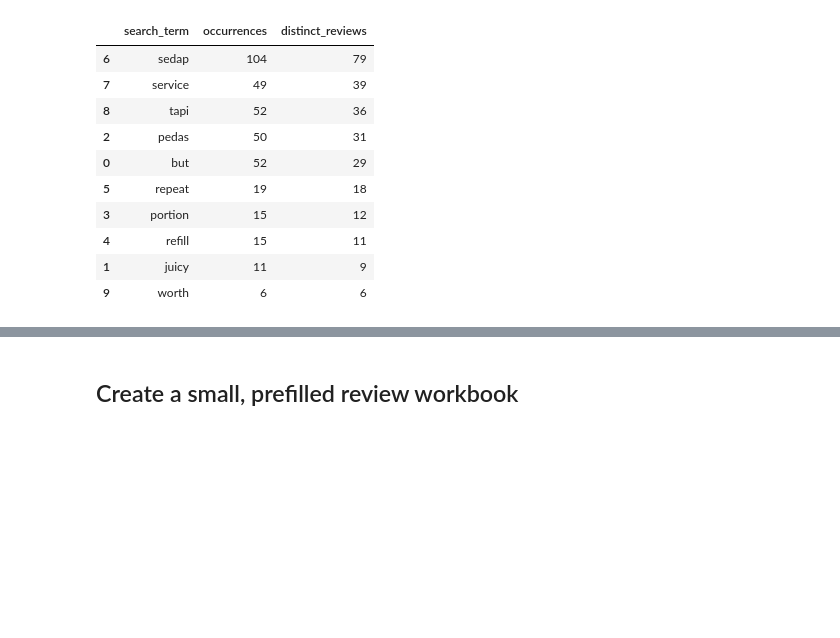
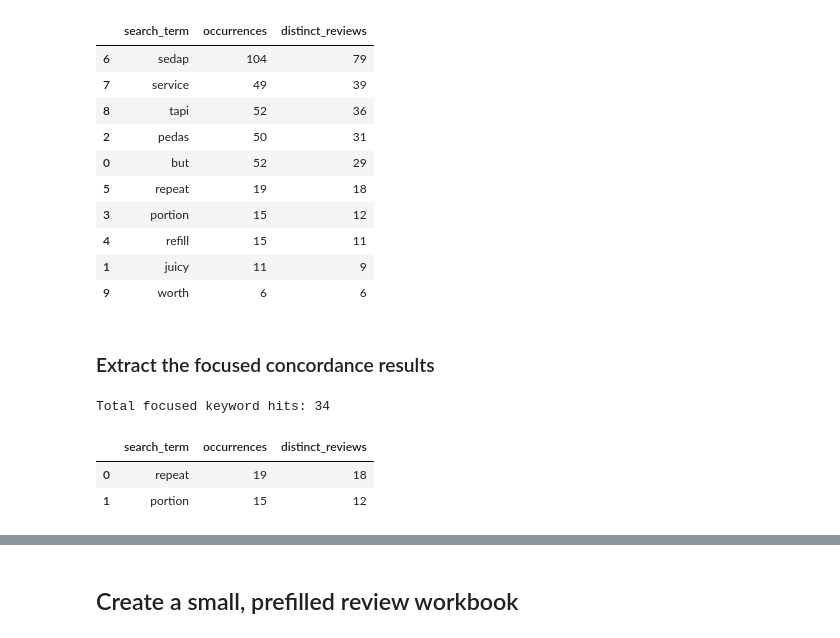
Before and after one commit to GSheng05/CPC-353-Assignment_1, a Jupyter notebook: Notebooks/Concordance_Analysis.ipynb, the cells around one changed output, grey strips where cells are left out. Drawn from its saved outputs; the diff is of its cells as text; code cells hidden in the pictures; blank space fills up the shorter version.

```diff
--- a/Notebooks/Concordance_Analysis.ipynb
+++ b/Notebooks/Concordance_Analysis.ipynb
@@ -391,3 +391,39 @@ search_register.to_csv(
 | 4 | refill | 15 | 11 |
 | 1 | juicy | 11 | 9 |
 | 9 | worth | 6 | 6 |
+# %% [markdown]
+### Extract the focused concordance results
+# %%
+FOCUSED_TERMS = ["repeat", "portion"]
+
+focused_kwic = kwic.loc[
+    kwic["search_term"].isin(FOCUSED_TERMS)
+].copy()
+
+focused_kwic = focused_kwic.sort_values(
+    ["search_term", "review_id", "match_start"]
+).reset_index(drop=True)
+
+if focused_kwic.empty:
+    raise ValueError("No focused hits found. Run the original KWIC extraction first.")
+
+if not focused_kwic["hit_id"].is_unique:
+    raise ValueError("Duplicate hit IDs found in the focused results.")
+
+focused_counts = (
+    focused_kwic.groupby("search_term")
+    .agg(
+        occurrences=("hit_id", "size"),
+        distinct_reviews=("review_id", "nunique"),
+    )
+    .reindex(FOCUSED_TERMS, fill_value=0)
+    .reset_index()
+)
+
+print("Total focused keyword hits:", len(focused_kwic))
+display(focused_counts)
+# %% [output]
+Total focused keyword hits: 34
+|  | search_term | occurrences | distinct_reviews |
+| 0 | repeat | 19 | 18 |
+| 1 | portion | 15 | 12 |
```
Also changed, not shown: parts of 16 cells of this notebook, 7 other files.
